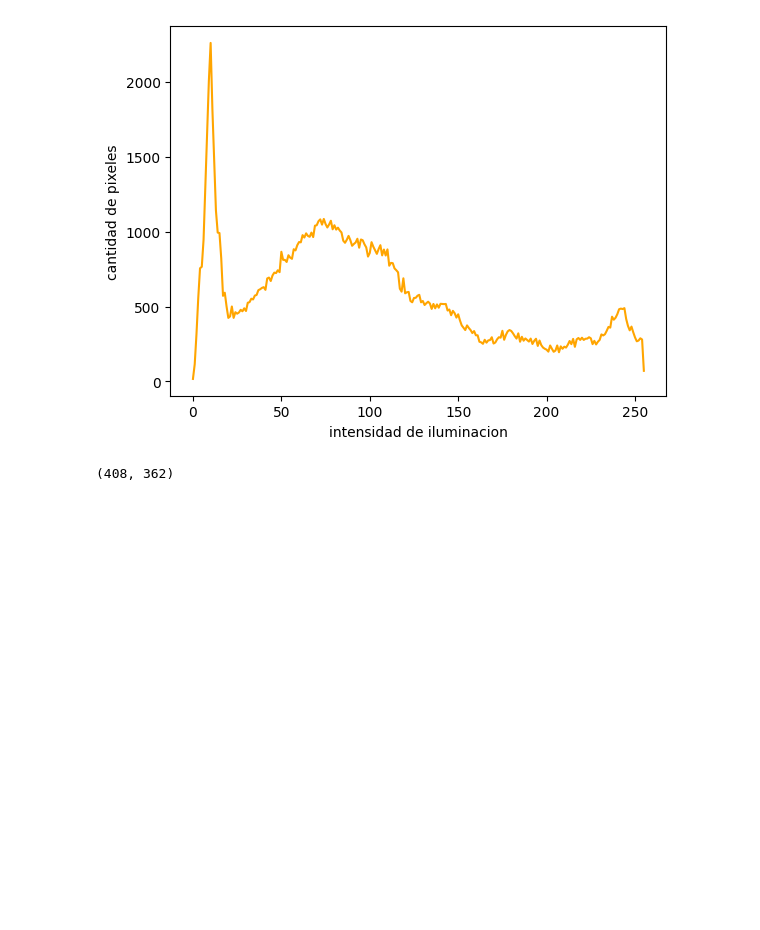
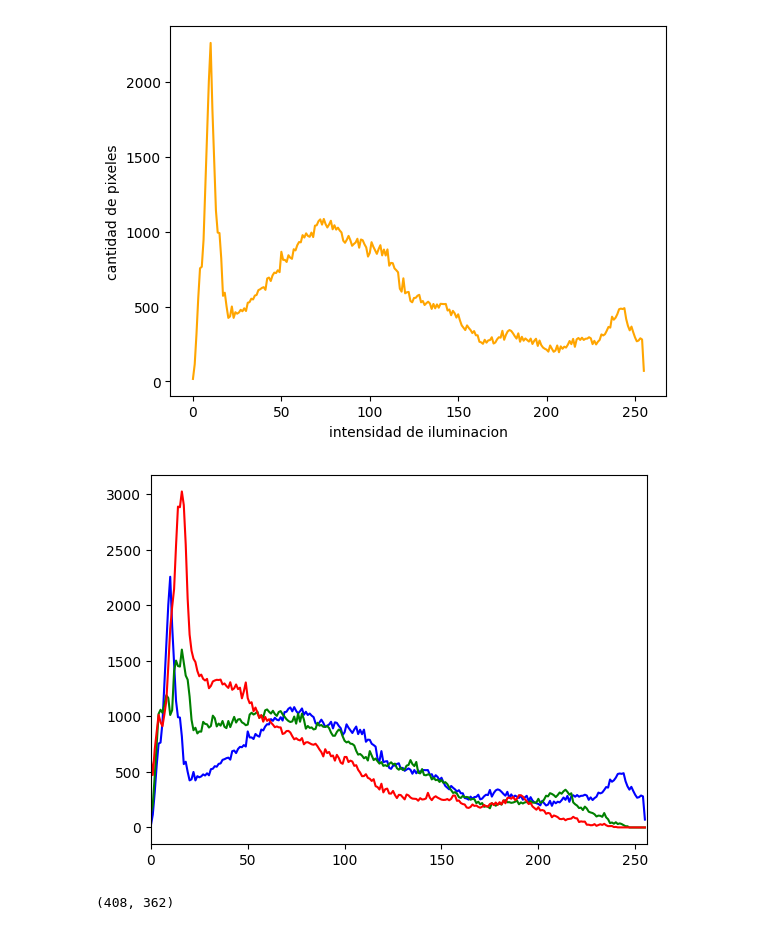
Before and after one commit to andresvillamayor/ML_Imagenes, a Jupyter notebook: leer_imagen_2.ipynb, the cells around one changed output. Saved outputs shown, nothing was run; the diff lists cells and outputs as text; code cells hidden in the pictures; blank space fills up the shorter version.

```diff
--- a/leer_imagen_2.ipynb
+++ b/leer_imagen_2.ipynb
@@ -50,6 +50,17 @@ plt.ylabel('cantidad de pixeles')
 plt.show()
 # %% [output]
 [figure]
+# %%
+color = ('b','g','r')
+
+for i, c in enumerate(color):
+    hist = cv2.calcHist([imagen_copy2], [i], None, [256], [0, 256])
+    plt.plot(hist, color = c)
+    plt.xlim([0,256])
+
+plt.show()
+# %% [output]
+[figure, added]
 # %%
 imagen_copy3 = cv2.cvtColor(imagen_copy,cv2.COLOR_BGR2GRAY)
 print(imagen_copy3.shape)
```
